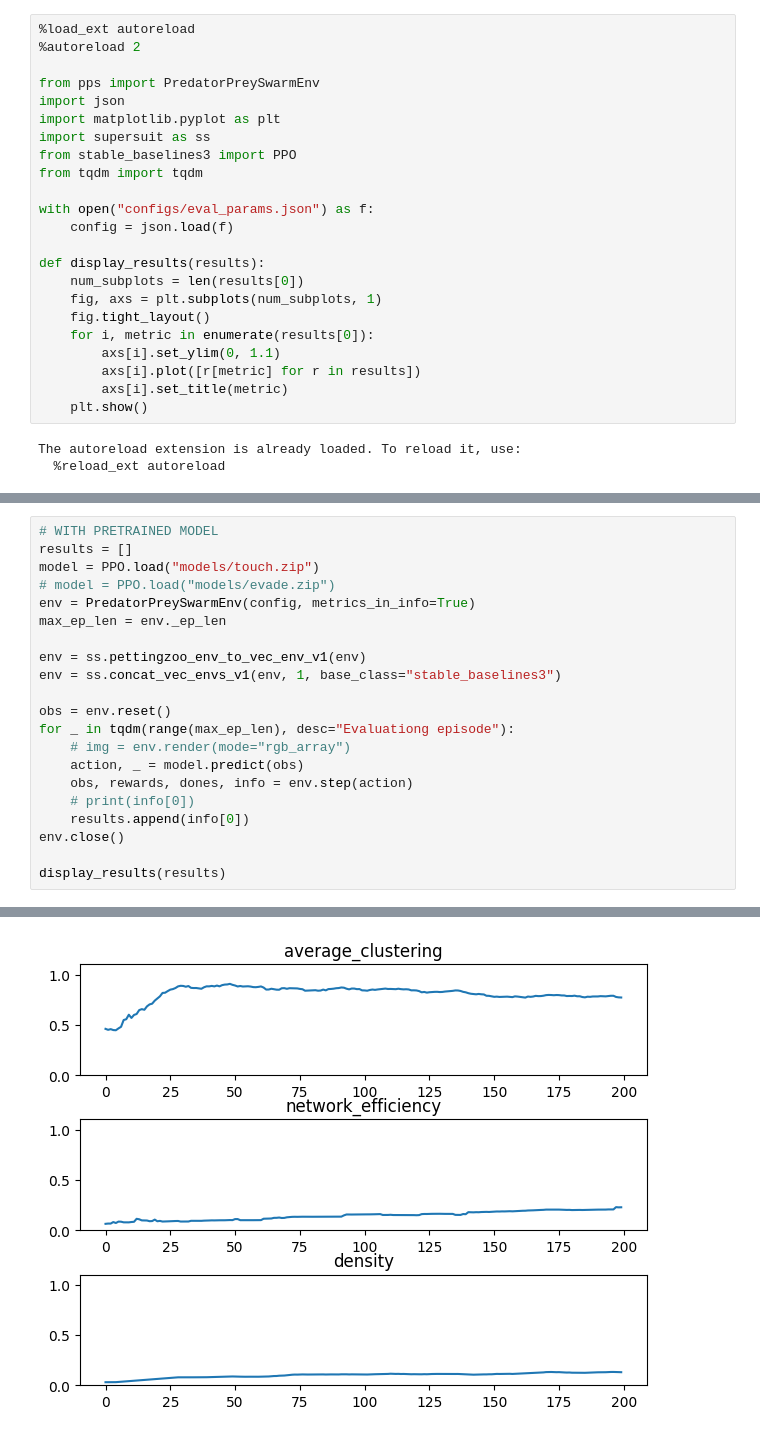
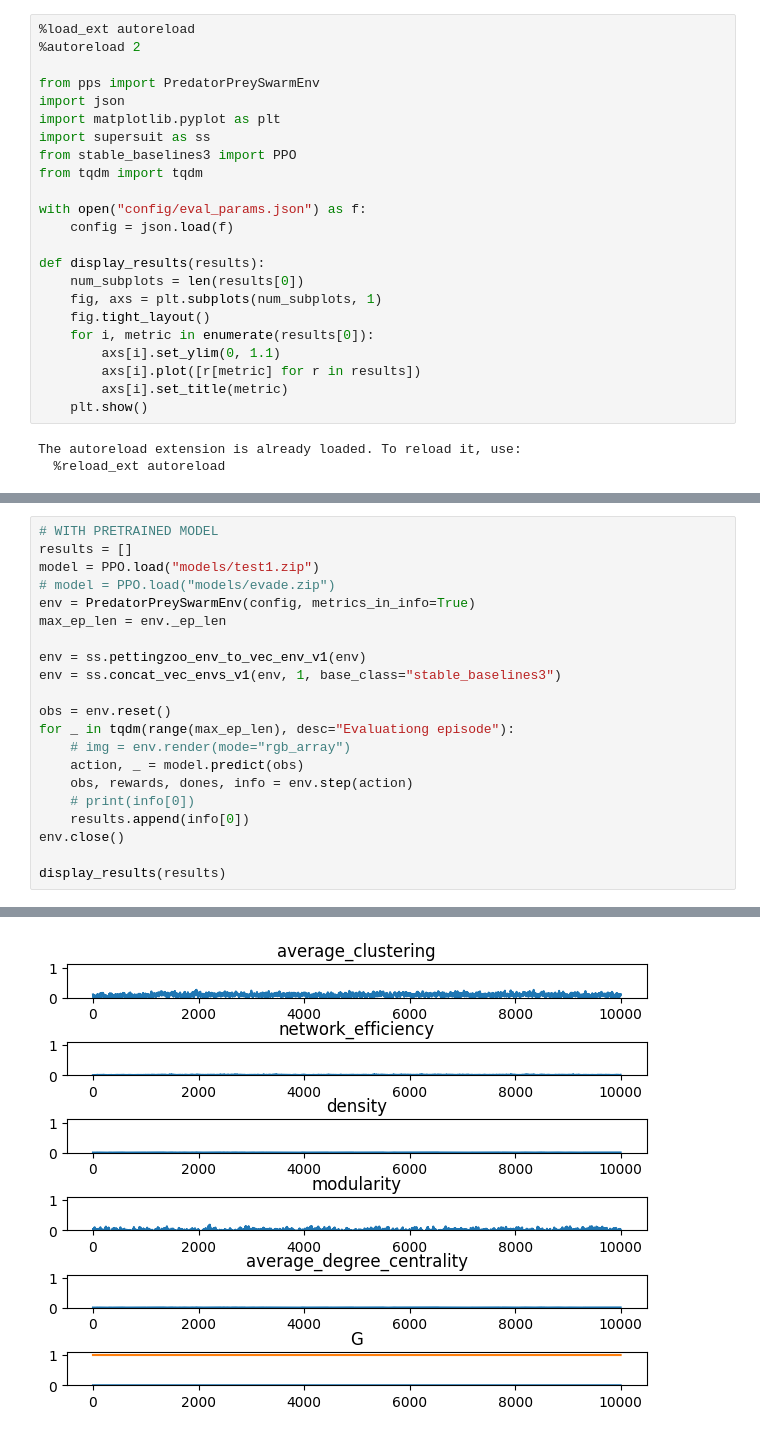
Before and after one commit to JuiceVodka/SV_2024-25_groupF, a Jupyter notebook: src/eval.ipynb, the cells around one changed output, grey strips where cells are left out. Cells and saved outputs as stored; diff of their text form.

```diff
--- a/src/eval.ipynb
+++ b/src/eval.ipynb
@@ -9,7 +9,7 @@ import supersuit as ss
 from stable_baselines3 import PPO
 from tqdm import tqdm
 
-with open("configs/eval_params.json") as f:
+with open("config/eval_params.json") as f:
     config = json.load(f)
 
 def display_results(results):
@@ -46,25 +46,25 @@ Some particles are overlapped at the initial time !
 # %%
 # WITH PRETRAINED MODEL
 results = []
-model = PPO.load("models/touch.zip")
+model = PPO.load("models/test1.zip")
 # model = PPO.load("models/evade.zip")
 env = PredatorPreySwarmEnv(config, metrics_in_info=True)
 max_ep_len = env._ep_len
 
 env = ss.pettingzoo_env_to_vec_env_v1(env)
 env = ss.concat_vec_envs_v1(env, 1, base_class="stable_baselines3")
 
 obs = env.reset()
 for _ in tqdm(range(max_ep_len), desc="Evaluationg episode"):
     # img = env.render(mode="rgb_array")
     action, _ = model.predict(obs)
     obs, rewards, dones, info = env.step(action)
     # print(info[0])
     results.append(info[0])
 env.close()
 
 display_results(results)
 # %% [output]
 Using custom config
 Some particles are overlapped at the initial time !
-[figure, old version]
+[figure, new version]
```
Also changed, not shown: parts of 1 cell of this notebook, 11 other files.
